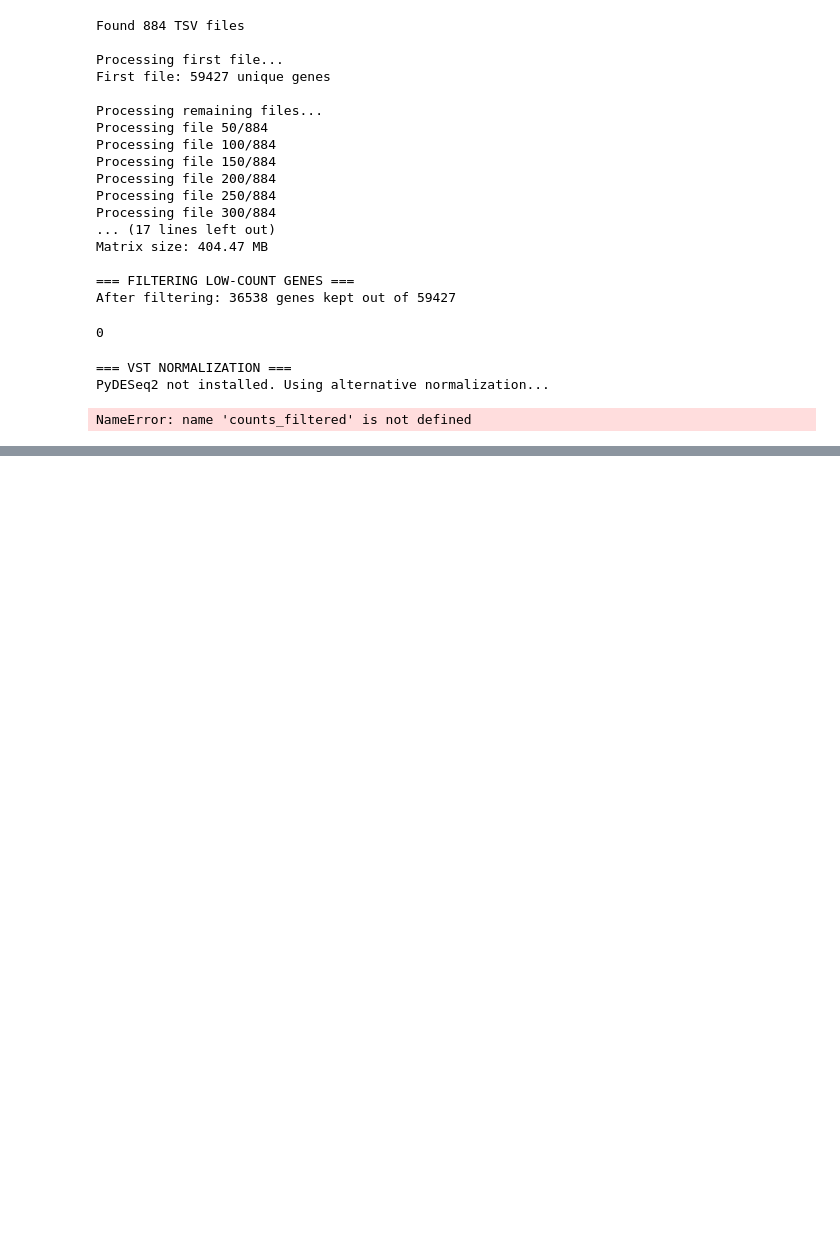
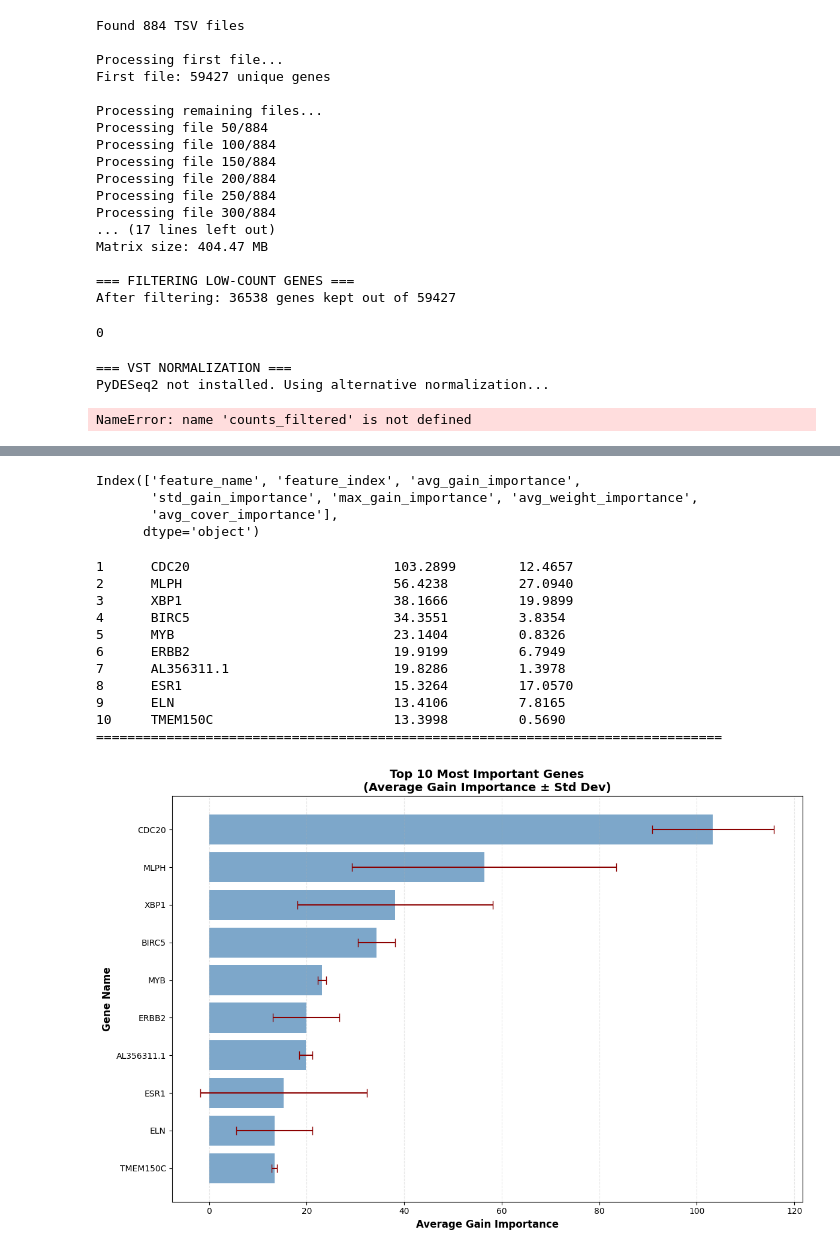
Before and after one commit to collaborativebioinformatics/OncoLearn, a Jupyter notebook: scripts/data/TCGA-BRCA.ipynb, the cells around one changed output, grey strips where cells are left out. Saved outputs shown, nothing was run; the diff lists cells and outputs as text; code cells hidden in the pictures; blank space fills up the shorter version.

```diff
--- a/scripts/data/TCGA-BRCA.ipynb
+++ b/scripts/data/TCGA-BRCA.ipynb
@@ -217,0 +530,67 @@ NameError: name 'counts_filtered' is not defined
+# %%
+import pandas as pd
+
+df1 = pd.read_csv("/Users/zoey/Downloads/site-1_feature_importance_FINAL_SUMMARY.csv")
+df2 = pd.read_csv("/Users/zoey/Downloads/site-2_feature_importance_FINAL_SUMMARY.csv")
+
+print(df1.columns)
+# %% [output]
+Index(['feature_name', 'feature_index', 'avg_gain_importance',
+       'std_gain_importance', 'max_gain_importance', 'avg_weight_importance',
+       'avg_cover_importance'],
+      dtype='object')
+# %%
+import matplotlib.pyplot as plt
+
+top_gene_1 = df1.nlargest(10, "avg_gain_importance")
+top_gene_2 = df2.nlargest(10, "avg_gain_importance")
+
+for idx, row in enumerate(top_gene_1.iterrows(), 1):
+    gene = row[1]['feature_name']
+    avg = row[1]['avg_gain_importance']
+    std = row[1]['std_gain_importance']
+    print(f"{idx:<6} {gene:<30} {avg:<15.4f} {std:<15.4f}")
+
+print("=" * 80)
+
+# Create bar plot with error bars
+fig, ax = plt.subplots(figsize=(12, 8))
+
+x = np.arange(len(top_gene_1))
+gene_names = top_gene_1['feature_name'].tolist()
+avg_gains = top_gene_1['avg_gain_importance'].tolist()
+std_gains = top_gene_1['std_gain_importance'].tolist()
+
+# Bar plot with error bars
+bars = ax.barh(x, avg_gains, xerr=std_gains, color='steelblue',
+               alpha=0.7, capsize=5, ecolor='darkred')
+
+# Customize
+ax.set_yticks(x)
+ax.set_yticklabels(gene_names)
+ax.invert_yaxis()  # Highest at top
+ax.set_xlabel('Average Gain Importance', fontsize=12, fontweight='bold')
+ax.set_ylabel('Gene Name', fontsize=12, fontweight='bold')
+ax.set_title('Top 10 Most Important Genes\n(Average Gain Importance ± Std Dev)',
+             fontsize=14, fontweight='bold')
+ax.grid(axis='x', alpha=0.3, linestyle='--')
+
+plt.tight_layout()
+
+# Save plot
+
+plt.savefig("box_plot1.png", dpi=300, bbox_inches='tight')
+plt.show()
+# %% [output]
+1      CDC20                          103.2899        12.4657
+2      MLPH                           56.4238         27.0940
+3      XBP1                           38.1666         19.9899
+4      BIRC5                          34.3551         3.8354
+5      MYB                            23.1404         0.8326
+6      ERBB2                          19.9199         6.7949
+7      AL356311.1                     19.8286         1.3978
+8      ESR1                           15.3264         17.0570
+9      ELN                            13.4106         7.8165
+10     TMEM150C                       13.3998         0.5690
+================================================================================
+[figure, added]
```
Also changed, not shown: parts of 9 cells of this notebook.
